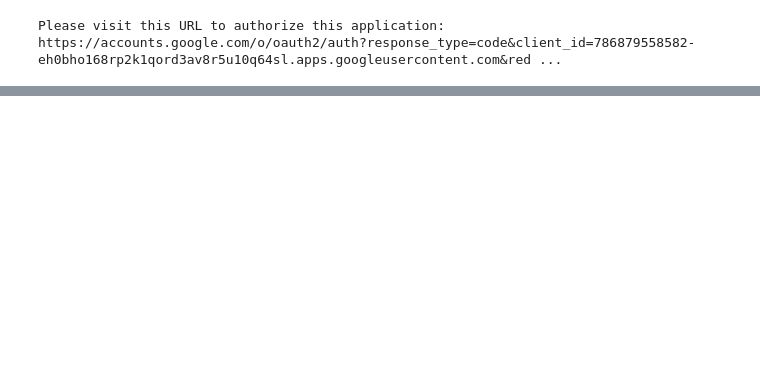
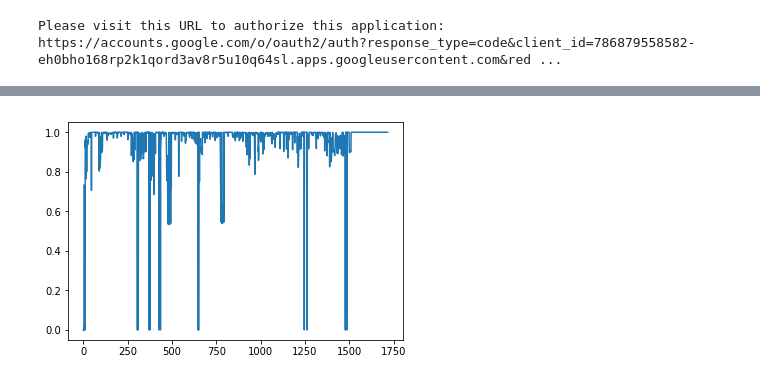
Before and after one commit to viviehn/cinematic-color, a Jupyter notebook: temporal/temporal.ipynb, the cells around one changed output, grey strips where cells are left out. Drawn from its saved outputs; the diff is of its cells as text; code cells hidden in the pictures; blank space fills up the shorter version.

Commit message:
Starting frame by frame histogram analysis and frame by frame histogram comparison metrics.

```diff
--- a/temporal/temporal.ipynb
+++ b/temporal/temporal.ipynb
@@ -55,0 +58,21 @@ download_file(drive_api, uploaded[0]['id'], uploaded[0]['name'])
+# %%
+# histogram similarity metrics
+def norm_hist(H):
+    return H / H.size
+
+def hist_correlation(H1, H2):
+    H1, H2 = norm_hist(H1), norm_hist(H2)
+    H1_bar = H1.mean()
+    H2_bar = H2.mean()
+    num = ((H1 - H1_bar)*(H2 - H2_bar)).sum()
+    denom = ((H1 - H1_bar)**2).sum() * ((H2 - H2_bar)**2).sum()
+    denom = denom ** 0.5
+    return num / denom
+
+def hist_intersection(H1, H2):
+    H1, H2 = norm_hist(H1), norm_hist(H2)
+    return np.minimum(H1, H2).sum()
+
+def hist_bhattacharyya(H1, H2):
+    H1, H2 = norm_hist(H1), norm_hist(H2)
+    return -np.log(np.sqrt(H1*H2).sum())
@@ -55,0 +121,7 @@ download_file(drive_api, uploaded[0]['id'], uploaded[0]['name'])
+# %%
+for file in uploaded[:1]:
+    print(f"Processing Video {file['name']}")
+    download_file(drive_api, file['id'], file['name'])
+    stats = collect_video_stats(file['name'])
+    stats.to_csv(file['name'].split('.')[0] + ".csv")
+    os.remove(file['name'])
@@ -55,0 +135,5 @@ download_file(drive_api, uploaded[0]['id'], uploaded[0]['name'])
+# %%
+plt.plot(stats.index, stats['correlation'])
+plt.show()
+# %% [output]
+[figure, added]
```
Also changed, not shown: parts of 13 cells of this notebook.
